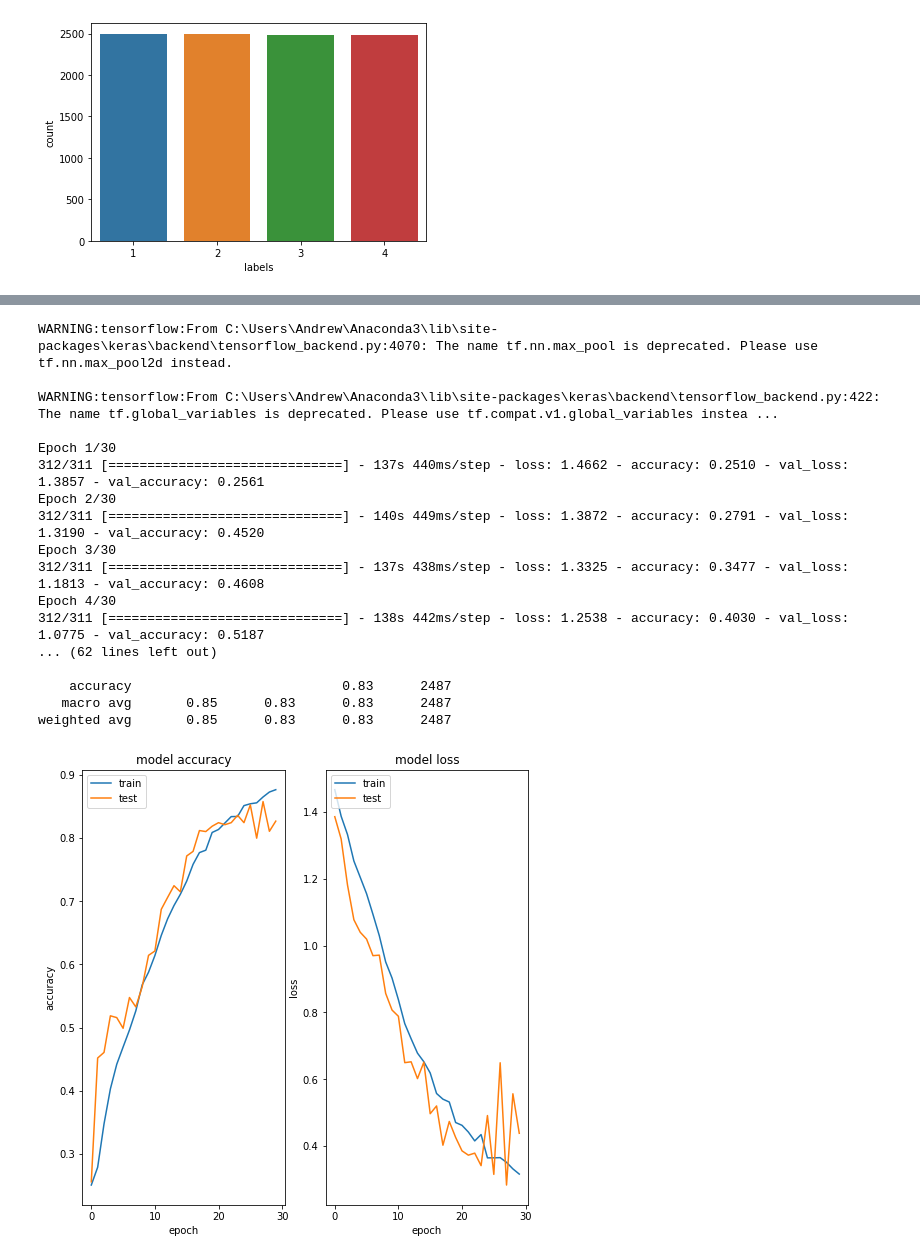
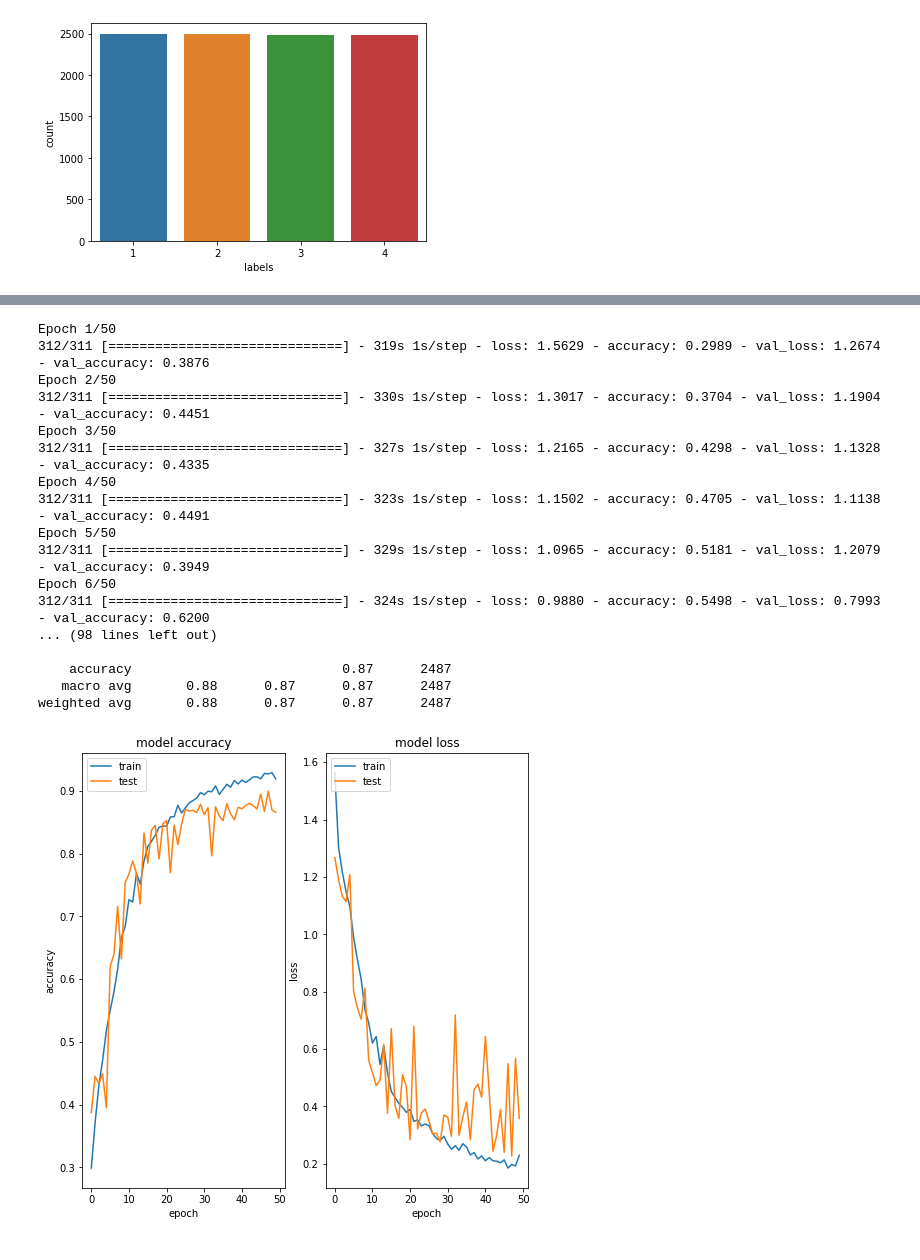
Before and after one commit to ADEnnaco/wbc-classification, a Jupyter notebook: MooneyModel.ipynb, the cells around one changed output, grey strips where cells are left out. Drawn from its saved outputs; the diff is of its cells as text; code cells hidden in the pictures.

Commit message:
tuned dropout. increased rotation in augmentation. added training epochs.

```diff
--- a/MooneyModel.ipynb
+++ b/MooneyModel.ipynb
@@ -111,7 +111,7 @@ def get_data(folder):
             for image_filename in tqdm(os.listdir(folder + wbc_type)):
                 img_file = plt.imread(folder + wbc_type + '/' + image_filename)
                 if img_file is not None:
-                    img_file = Image.fromarray(img_file).resize((80, 60))
+                    img_file = Image.fromarray(img_file).resize((120, 90))
                     img_arr = np.asarray(img_file)
                     X.append(img_arr)
                     y.append(label)
@@ -232,68 +232,66 @@ dict_characters2 = {0:'Mononuclear',1:'Polynuclear'}
 def runKerasCNNAugment(a,b,c,d,e):
     batch_size = 128
     num_classes = len(b[0])
-    epochs = 30
+    epochs = 50
 #     img_rows, img_cols = a.shape[1],a.shape[2]
-    img_rows,img_cols=60,80
+    img_rows,img_cols=90,120
     input_shape = (img_rows, img_cols, 3)
     model = Sequential()
 
-    model.add(Conv2D(32, kernel_size=(3, 3),
-                     activation='relu',
-                     input_shape=input_shape,strides=e))
+    model.add(Conv2D(32, kernel_size=(3, 3), activation='relu', input_shape=input_shape, strides=e))
     model.add(Conv2D(64, (3, 3), activation='relu'))
     model.add(MaxPool2D(pool_size=(2, 2)))
     model.add(Dropout(0.25))
     model.add(Flatten())
     model.add(Dense(128, activation='relu'))
-    model.add(Dropout(0.5))
+    model.add(Dropout(0.25))
     model.add(Dense(num_classes, activation='softmax'))
     model.compile(loss=keras.losses.categorical_crossentropy,
                   optimizer=keras.optimizers.Adadelta(),
                   metrics=['accuracy'])
     datagen = ImageDataGenerator(
         featurewise_center=False,  # set input mean to 0 over the dataset
         samplewise_center=False,  # set each sample mean to 0
         featurewise_std_normalization=False,  # divide inputs by std of the dataset
         samplewise_std_normalization=False,  # divide each input by its std
         zca_whitening=False,  # apply ZCA whitening
-        rotation_range=10,  # randomly rotate images in the range (degrees, 0 to 180)
+        rotation_range=45,  # randomly rotate images in the range (degrees, 0 to 180)
         width_shift_range=0.1,  # randomly shift images horizontally (fraction of total width)
         height_shift_range=0.1,  # randomly shift images vertically (fraction of total height)
         horizontal_flip=True,  # randomly flip images
         vertical_flip=False)  # randomly flip images
     history = model.fit_generator(datagen.flow(a,b, batch_size=32),
                         steps_per_epoch=len(a) / 32, epochs=epochs, validation_data = [c, d])
 
     score = model.evaluate(c,d, verbose=0)
     print('\nKeras CNN #1C - accuracy:', score[1],'\n')
     y_pred = model.predict(c)
     map_characters = dict_characters
     print('\n', sklearn.metrics.classification_report(np.where(d > 0)[1], np.argmax(y_pred, axis=1), target_names=list(map_characters.values())), sep='')
     Y_pred_classes = np.argmax(y_pred,axis=1)
     Y_true = np.argmax(d,axis=1)
     plot_learning_curve(history)
     plt.show()
     confusion_mtx = confusion_matrix(Y_true, Y_pred_classes)
     plot_confusion_matrix(confusion_mtx, classes = list(dict_characters.values()))
     plt.show()
 runKerasCNNAugment(X_train,y_trainHot,X_test,y_testHot,1)
 # %% [output]
-WARNING:tensorflow:From C:\Users\Andrew\Anaconda3\lib\site-packages\keras\backend\tensorflow_backend.py:4070: The name tf.nn.max_pool is deprecated. Please use tf.nn.max_pool2d instead.
+Epoch 1/50
+312/311 [==============================] - 319s 1s/step - loss: 1.5629 - accuracy: 0.2989 - val_loss: 1.2674 - val_accuracy: 0.3876
+Epoch 2/50
+312/311 [==============================] - 330s 1s/step - loss: 1.3017 - accuracy: 0.3704 - val_loss: 1.1904 - val_accuracy: 0.4451
+Epoch 3/50
+312/311 [==============================] - 327s 1s/step - loss: 1.2165 - accuracy: 0.4298 - val_loss: 1.1328 - val_accuracy: 0.4335
+Epoch 4/50
+312/311 [==============================] - 323s 1s/step - loss: 1.1502 - accuracy: 0.4705 - val_loss: 1.1138 - val_accuracy: 0.4491
+Epoch 5/50
+312/311 [==============================] - 329s 1s/step - loss: 1.0965 - accuracy: 0.5181 - val_loss: 1.2079 - val_accuracy: 0.3949
+Epoch 6/50
+312/311 [==============================] - 324s 1s/step - loss: 0.9880 - accuracy: 0.5498 - val_loss: 0.7993 - val_accuracy: 0.6200
+... (98 lines left out)
 
-WARNING:tensorflow:From C:\Users\Andrew\Anaconda3\lib\site-packages\keras\backend\tensorflow_backend.py:422: The name tf.global_variables is deprecated. Please use tf.compat.v1.global_variables instea ...
-
-Epoch 1/30
-312/311 [==============================] - 137s 440ms/step - loss: 1.4662 - accuracy: 0.2510 - val_loss: 1.3857 - val_accuracy: 0.2561
-Epoch 2/30
-312/311 [==============================] - 140s 449ms/step - loss: 1.3872 - accuracy: 0.2791 - val_loss: 1.3190 - val_accuracy: 0.4520
-Epoch 3/30
-312/311 [==============================] - 137s 438ms/step - loss: 1.3325 - accuracy: 0.3477 - val_loss: 1.1813 - val_accuracy: 0.4608
-Epoch 4/30
-312/311 [==============================] - 138s 442ms/step - loss: 1.2538 - accuracy: 0.4030 - val_loss: 1.0775 - val_accuracy: 0.5187
-... (62 lines left out)
-
-    accuracy                           0.83      2487
-   macro avg       0.85      0.83      0.83      2487
-weighted avg       0.85      0.83      0.83      2487
+    accuracy                           0.87      2487
+   macro avg       0.88      0.87      0.87      2487
+weighted avg       0.88      0.87      0.87      2487
-[figure, old version]
+[figure, new version]
```
Also changed, not shown: parts of 3 cells of this notebook, 2 other files.
